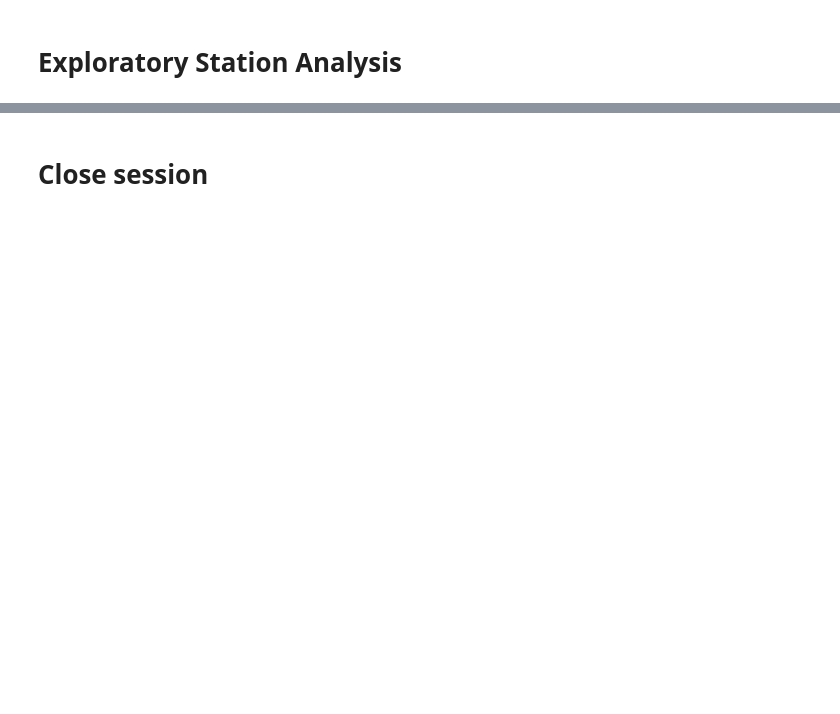
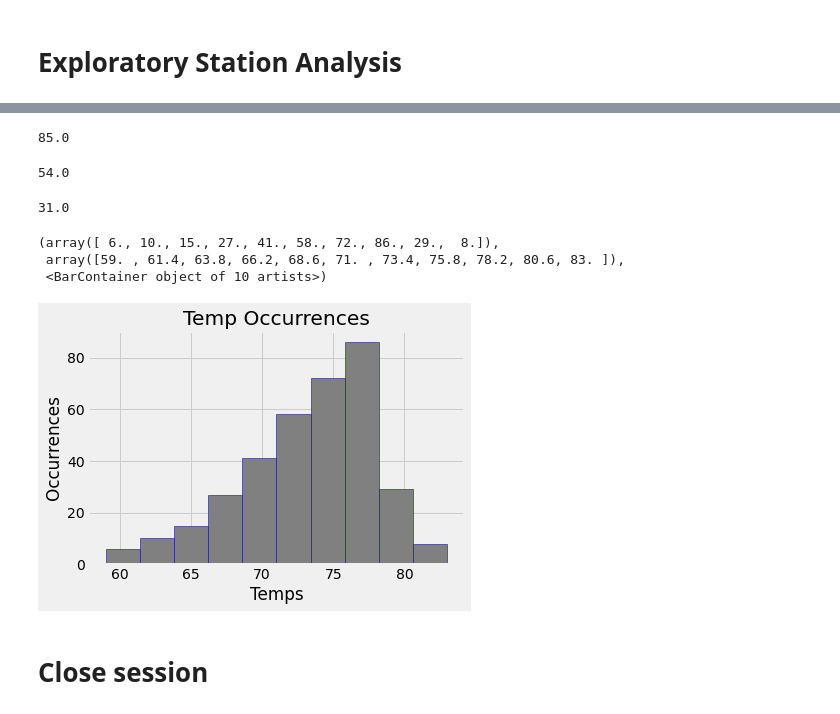
Before and after one commit to kentyjorge/sqlalchemy-challenge, a Jupyter notebook: climate_starter.ipynb, the cells around one changed output, grey strips where cells are left out. Drawn from its saved outputs; the diff is of its cells as text; code cells hidden in the pictures; blank space fills up the shorter version.

```diff
--- a/climate_starter.ipynb
+++ b/climate_starter.ipynb
@@ -86,2 +218,6 @@ session = Session(engine)
 # %%
 # Using the most active station id from the previous query, calculate the lowest, highest, and average temperature.
+most_active = session.query(Measurement.station, func.count(Measurement.station)).\
+    group_by(Measurement.station).\
+    order_by(func.count(Measurement.station).desc()).first()
+most_active
@@ -88,3 +244,11 @@ session = Session(engine)
 # %%
 # Using the most active station id
-# Query the last 12 months of temperature observation data for this station and plot the results as a histogram
+# Query the last 12 months of temperature observation data for this station
+active_station_temps = session.query(Measurement.date, Measurement.tobs).\
+    filter(Measurement.date >= year_ago).\
+    filter(Measurement.station == most_active[0]).\
+    order_by(Measurement.date).all()
+active_station_temps
+
+temp_df = pd.DataFrame(active_station_temps, columns=['Date' , "Temps"])
+temp_df
@@ -91,3 +269,27 @@ session = Session(engine)
+# %%
+station_high[2]
+# %% [output]
+85.0
+# %%
+station_low[2]
+# %% [output]
+54.0
+# %%
+station_high[2] - station_low[2]
+# %% [output]
+31.0
+# %%
+#and plot the results as a histogram
+plt.title("Temp Occurrences")
+plt.xlabel("Temps")
+plt.ylabel("Occurrences")
+
+plt.hist(temp_df['Temps'], bins=10, color="gray", edgecolor="navy")
+# %% [output]
+(array([ 6., 10., 15., 27., 41., 58., 72., 86., 29.,  8.]),
+ array([59. , 61.4, 63.8, 66.2, 68.6, 71. , 73.4, 75.8, 78.2, 80.6, 83. ]),
+ <BarContainer object of 10 artists>)
+[figure, added]
 # %% [markdown]
 # Close session
 # %%
```
Also changed, not shown: parts of 19 cells of this notebook, 1 other file.
